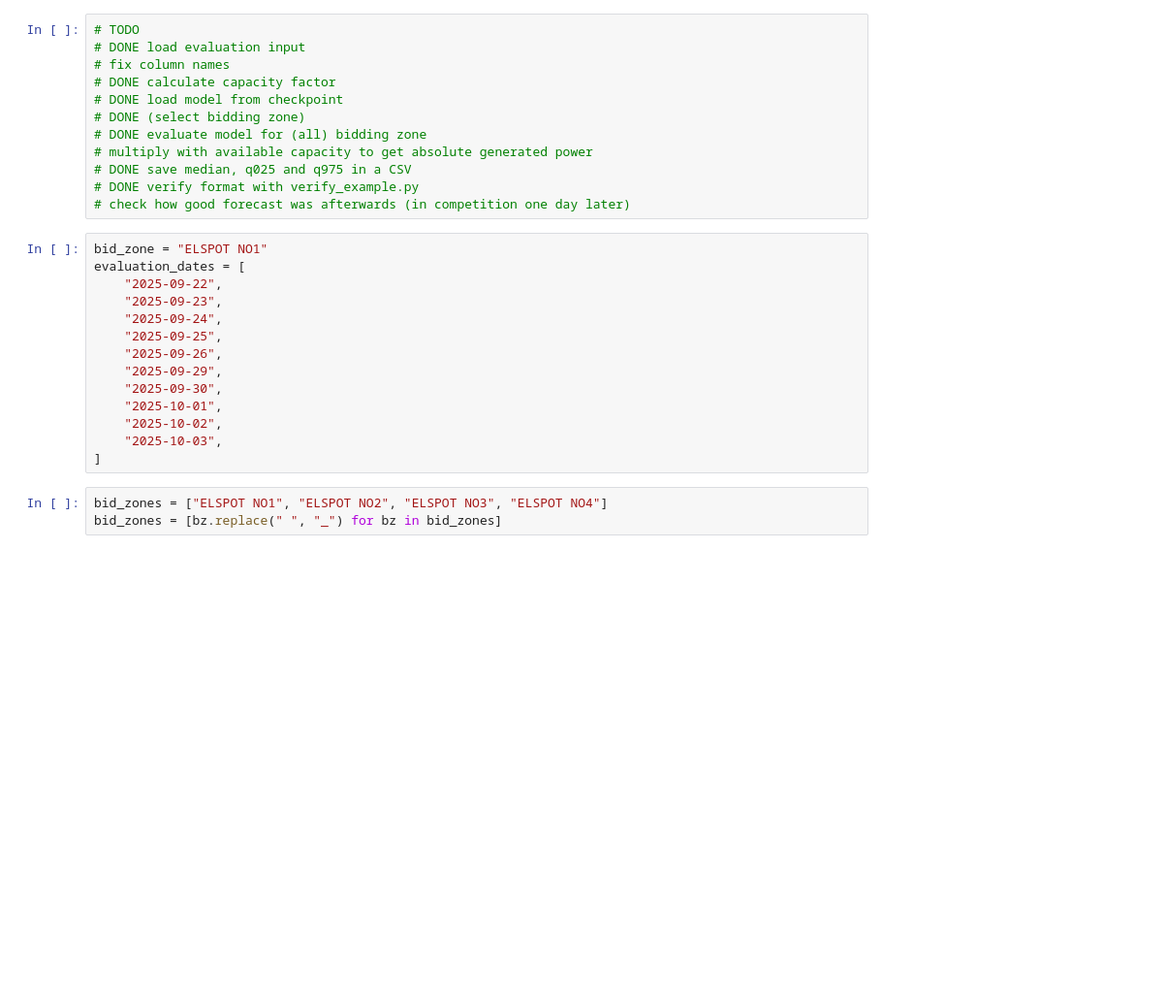
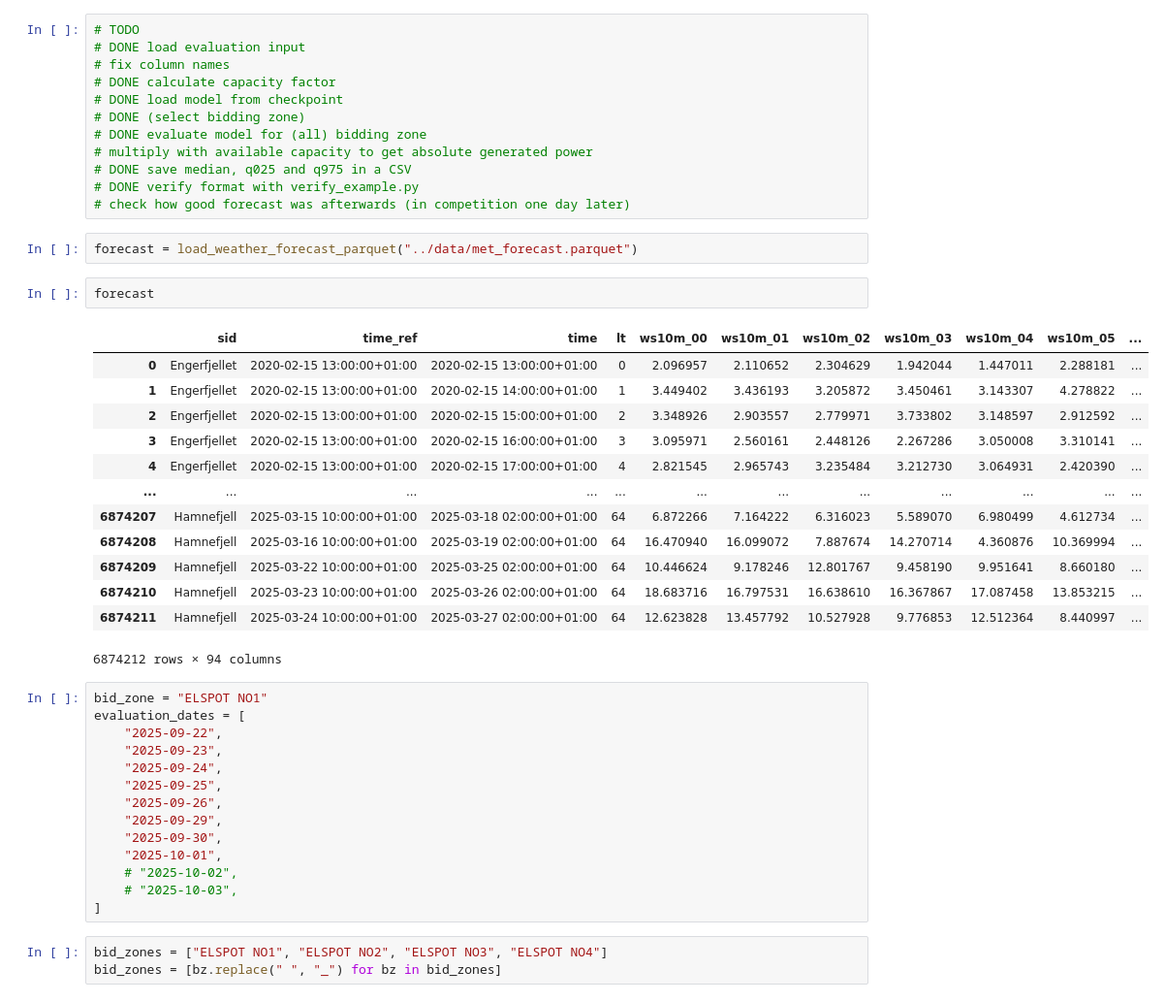
Before and after one commit to noemiwbr/master_thesis, a Jupyter notebook: notebooks/evaluation.ipynb, the cells around one changed output. Shown at 97% size. Drawn from its saved outputs; the diff is of its cells as text; blank space fills up the shorter version.

```diff
--- a/notebooks/evaluation.ipynb
+++ b/notebooks/evaluation.ipynb
@@ -43,6 +45,24 @@ import torch
 # DONE save median, q025 and q975 in a CSV
 # DONE verify format with verify_example.py
 # check how good forecast was afterwards (in competition one day later)
+# %%
+forecast = load_weather_forecast_parquet("../data/met_forecast.parquet")
+# %%
+forecast
+# %% [output]
+|  | sid | time_ref | time | lt | ws10m_00 | ws10m_01 | ws10m_02 | ws10m_03 | ws10m_04 | ws10m_05 | ... |
+| 0 | Engerfjellet | 2020-02-15 13:00:00+01:00 | 2020-02-15 13:00:00+01:00 | 0 | 2.096957 | 2.110652 | 2.304629 | 1.942044 | 1.447011 | 2.288181 | ... |
+| 1 | Engerfjellet | 2020-02-15 13:00:00+01:00 | 2020-02-15 14:00:00+01:00 | 1 | 3.449402 | 3.436193 | 3.205872 | 3.450461 | 3.143307 | 4.278822 | ... |
+| 2 | Engerfjellet | 2020-02-15 13:00:00+01:00 | 2020-02-15 15:00:00+01:00 | 2 | 3.348926 | 2.903557 | 2.779971 | 3.733802 | 3.148597 | 2.912592 | ... |
+| 3 | Engerfjellet | 2020-02-15 13:00:00+01:00 | 2020-02-15 16:00:00+01:00 | 3 | 3.095971 | 2.560161 | 2.448126 | 2.267286 | 3.050008 | 3.310141 | ... |
+| 4 | Engerfjellet | 2020-02-15 13:00:00+01:00 | 2020-02-15 17:00:00+01:00 | 4 | 2.821545 | 2.965743 | 3.235484 | 3.212730 | 3.064931 | 2.420390 | ... |
+| ... | ... | ... | ... | ... | ... | ... | ... | ... | ... | ... | ... |
+| 6874207 | Hamnefjell | 2025-03-15 10:00:00+01:00 | 2025-03-18 02:00:00+01:00 | 64 | 6.872266 | 7.164222 | 6.316023 | 5.589070 | 6.980499 | 4.612734 | ... |
+| 6874208 | Hamnefjell | 2025-03-16 10:00:00+01:00 | 2025-03-19 02:00:00+01:00 | 64 | 16.470940 | 16.099072 | 7.887674 | 14.270714 | 4.360876 | 10.369994 | ... |
+| 6874209 | Hamnefjell | 2025-03-22 10:00:00+01:00 | 2025-03-25 02:00:00+01:00 | 64 | 10.446624 | 9.178246 | 12.801767 | 9.458190 | 9.951641 | 8.660180 | ... |
+| 6874210 | Hamnefjell | 2025-03-23 10:00:00+01:00 | 2025-03-26 02:00:00+01:00 | 64 | 18.683716 | 16.797531 | 16.638610 | 16.367867 | 17.087458 | 13.853215 | ... |
+| 6874211 | Hamnefjell | 2025-03-24 10:00:00+01:00 | 2025-03-27 02:00:00+01:00 | 64 | 12.623828 | 13.457792 | 10.527928 | 9.776853 | 12.512364 | 8.440997 | ... |
+6874212 rows × 94 columns
 # %%
 bid_zone = "ELSPOT NO1"
 evaluation_dates = [
@@ -54,8 +74,8 @@ evaluation_dates = [
     "2025-09-29",
     "2025-09-30",
     "2025-10-01",
-    "2025-10-02",
-    "2025-10-03",
+    # "2025-10-02",
+    # "2025-10-03",
 ]
 # %%
 bid_zones = ["ELSPOT NO1", "ELSPOT NO2", "ELSPOT NO3", "ELSPOT NO4"]
```
Also changed, not shown: parts of 9 cells of this notebook, 1 other file.
